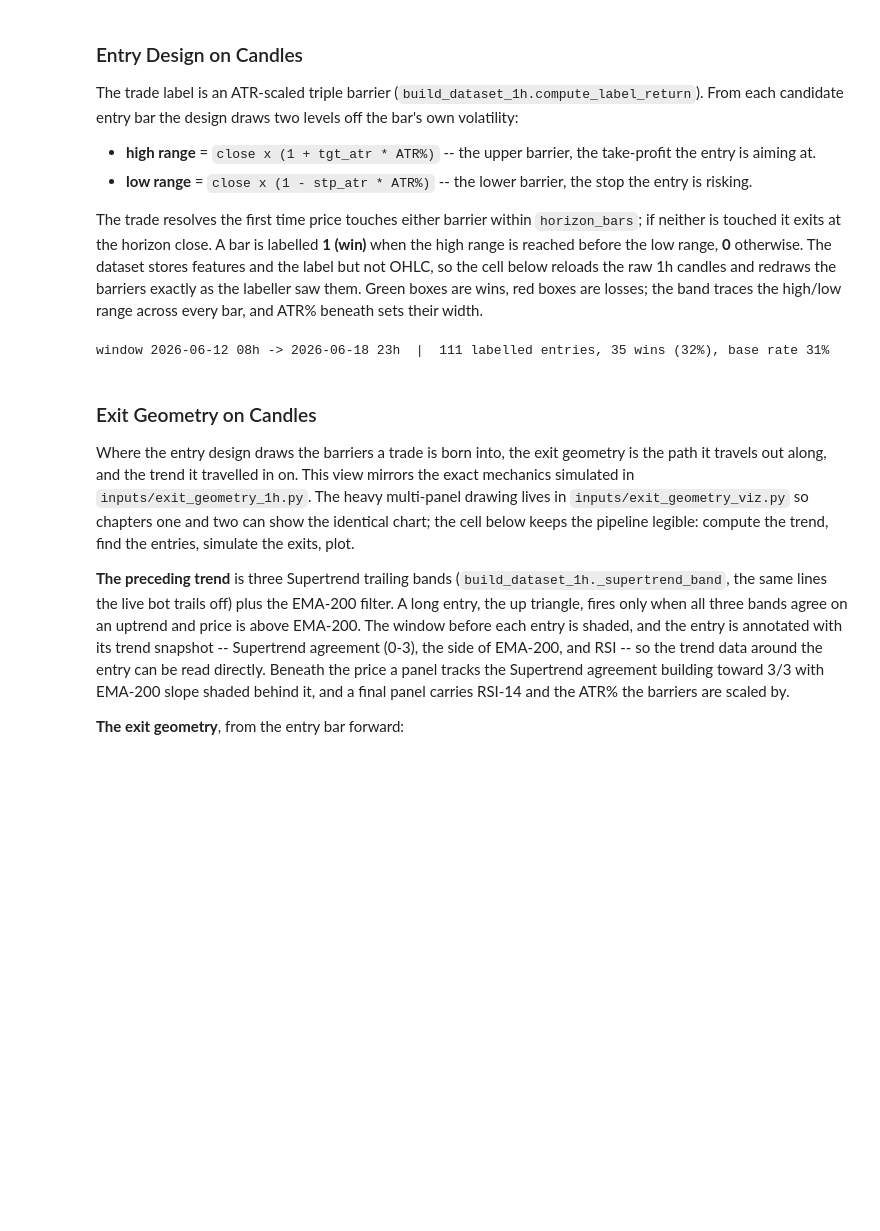
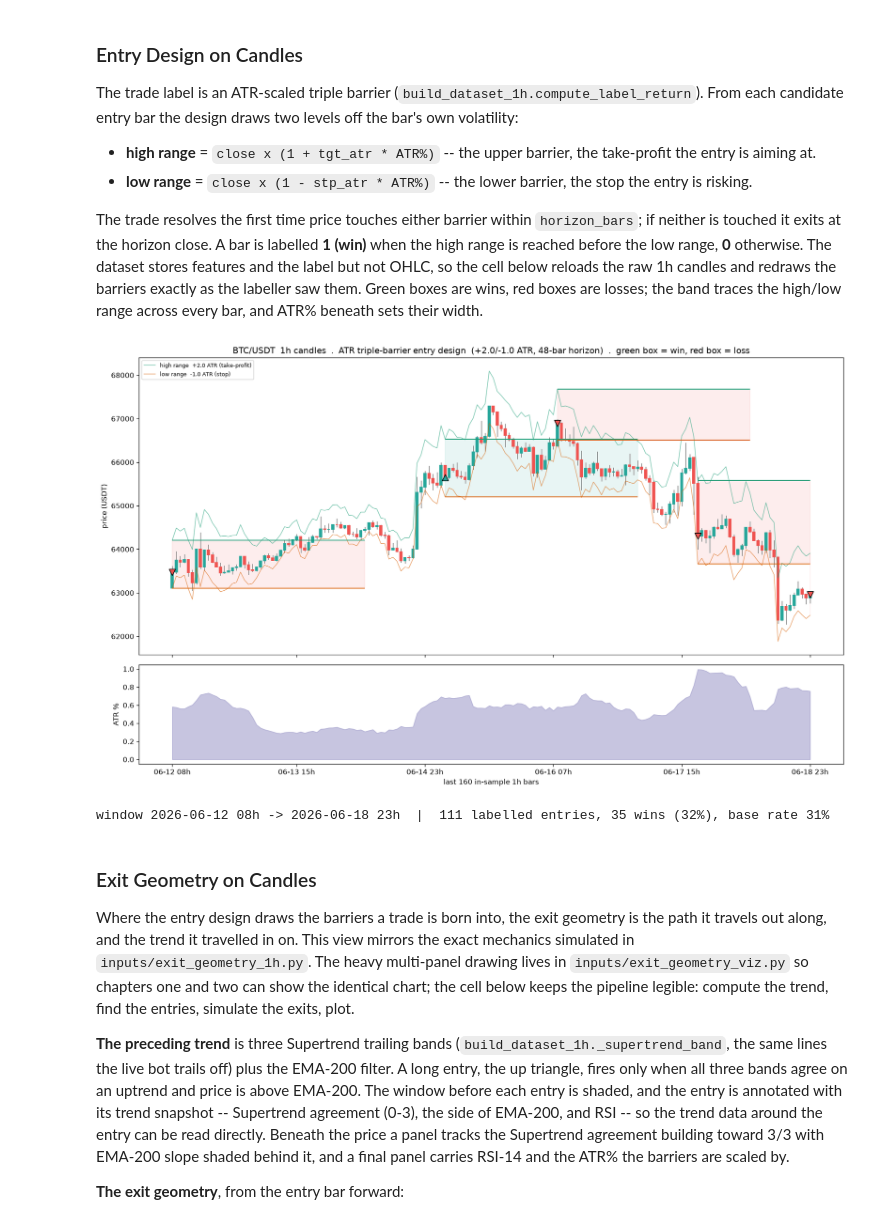
Before and after one commit to seamusrobertmurphy/swing-trader, a Jupyter notebook: 03-trader-execution/03-trader-execution.ipynb, the cells around one changed output. Saved outputs shown, nothing was run; the diff lists cells and outputs as text; code cells hidden in the pictures; blank space fills up the shorter version.

```diff
--- a/03-trader-execution/03-trader-execution.ipynb
+++ b/03-trader-execution/03-trader-execution.ipynb
@@ -70,11 +70,28 @@ print(f"python {sys.version.split()[0]}  .  lightgbm {'yes' if HAVE_LGBM else 'n
 # Positron routes a bare display(df) to its live Data Explorer pane, which shows blank
 # inline and dies on reload. show_table() emits a static HTML table that renders in the
 # cell and survives reload, in Positron, Jupyter and VS Code alike.
-from IPython.display import HTML, display, Markdown  # noqa: F401  (Markdown used later)
+from IPython.display import HTML, display, Markdown, Image  # noqa: F401  (Markdown/Image used later)
 
 def show_table(x):
     obj = x.to_frame() if (hasattr(x, "to_frame") and getattr(x, "ndim", 2) == 1) else x
     display(HTML(obj.to_html()))
+
+
+# --- inline figure rendering (Positron-safe) ------------------------------------------
+# Positron (and nbconvert with a non-interactive backend) route plt.show() to a side pane, so
+# matplotlib figures never embed in the .ipynb and the saved notebook reads blank. show_fig()
+# rasterises the figure to an inline PNG that renders in the cell and survives reload -- the
+# plot analogue of show_table() above. Pass a Figure; None is tolerated (some plotters return
+# None when there is nothing to draw). Use show_fig(fig) in place of plt.show().
+import io as _io
+
+def show_fig(fig, dpi=120):
+    if fig is None:
+        print("(no figure to show)"); return
+    buf = _io.BytesIO()
+    fig.savefig(buf, format="png", dpi=dpi, bbox_inches="tight")
+    plt.close(fig)
+    display(Image(data=buf.getvalue()))
 # %% [output]
 outputs -> /Volumes/PortableSSD/Github/day-trader/outputs
 env ready  .  kernel: /Volumes/PortableSSD/Github/day-trader/.venv/bin/python
@@ -608,34 +797,35 @@ if df is not None:
         for k in np.linspace(0, len(ent) - 1, min(N_ENTRIES, len(ent))).astype(int):
             t = ent[k]; c = win["close"].iloc[t]
             tgt, stp = win["hi_range"].iloc[t], win["lo_range"].iloc[t]
             won = win["label"].iloc[t] == 1
             wdt = min(lab["horizon_bars"], len(win) - 1 - t)               # box width = horizon, clipped
             col = "#26a69a" if won else "#ef5350"
             ax1.add_patch(plt.Rectangle((t, stp), wdt, tgt - stp, alpha=0.10, color=col, zorder=0))
             ax1.hlines(tgt, t, t + wdt, color="#1b9e77", lw=1.3, zorder=3)
             ax1.hlines(stp, t, t + wdt, color="#d95f02", lw=1.3, zorder=3)
             ax1.scatter([t], [c], marker="^" if won else "v", s=80, color=col, edgecolor="k", zorder=4)
         ax1.set_title(f"{ENTRY_SYMBOL}  1h candles  .  ATR triple-barrier entry design  "
                       f"(+{lab['tgt_atr']}/-{lab['stp_atr']} ATR, {lab['horizon_bars']}-bar horizon)  "
                       f".  green box = win, red box = loss")
         ax1.set_ylabel("price (USDT)"); ax1.legend(loc="upper left", fontsize=8)
         ax2.fill_between(x, 0, atr.iloc[start:end + 1].values * 100, color="#7570b3", alpha=0.4)
         ax2.set_ylabel("ATR %")
         ticks = np.linspace(0, len(win) - 1, 6).astype(int)
         ax2.set_xticks(ticks)
         ax2.set_xticklabels([f"{win['datetime'].iloc[i]:%m-%d %Hh}" for i in ticks])
         ax2.set_xlabel(f"last {len(win)} in-sample 1h bars")
         fig.tight_layout()
         (OUTPUTS / "PNG").mkdir(parents=True, exist_ok=True)
         fig.savefig(OUTPUTS / "PNG" / "3-entry-design-candles.png", dpi=150)
-        plt.show()
+        show_fig(fig)
         nwin = int(win["label"].eq(1).sum()); ntot = int(win["label"].notna().sum())
         print(f"window {win['datetime'].iloc[0]:%Y-%m-%d %Hh} -> {win['datetime'].iloc[-1]:%Y-%m-%d %Hh}"
               f"  |  {ntot} labelled entries, {nwin} wins ({nwin / max(ntot, 1):.0%}), "
               f"base rate {df.loc[df['symbol'] == ENTRY_SYMBOL, 'label'].mean():.0%}")
 else:
     print("build/load the 1h dataset first (see Import Data).")
 # %% [output]
+[figure, added]
 window 2026-06-12 08h -> 2026-06-18 23h  |  111 labelled entries, 35 wins (32%), base rate 31%
 # %% [markdown]
 ### Exit Geometry on Candles
```
Also changed, not shown: parts of 9 cells of this notebook, 1 other file.
